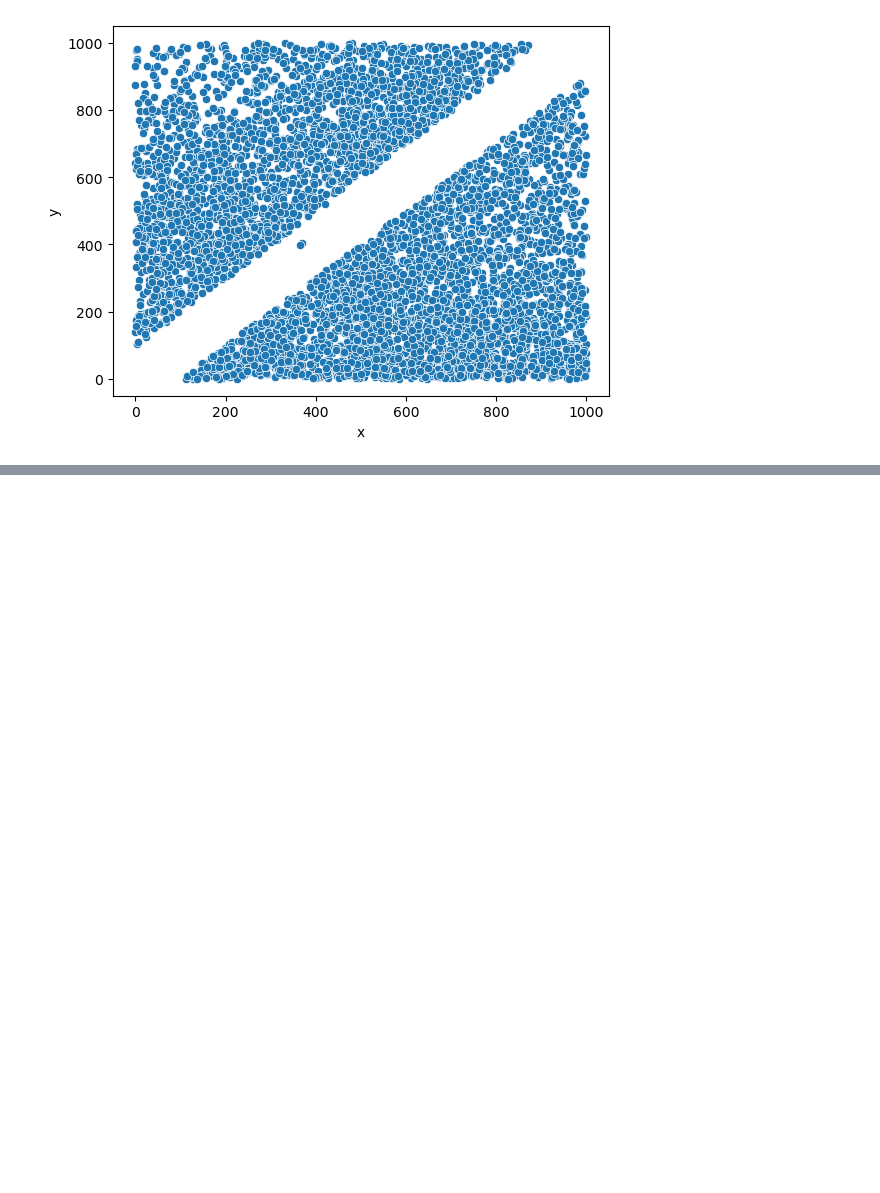
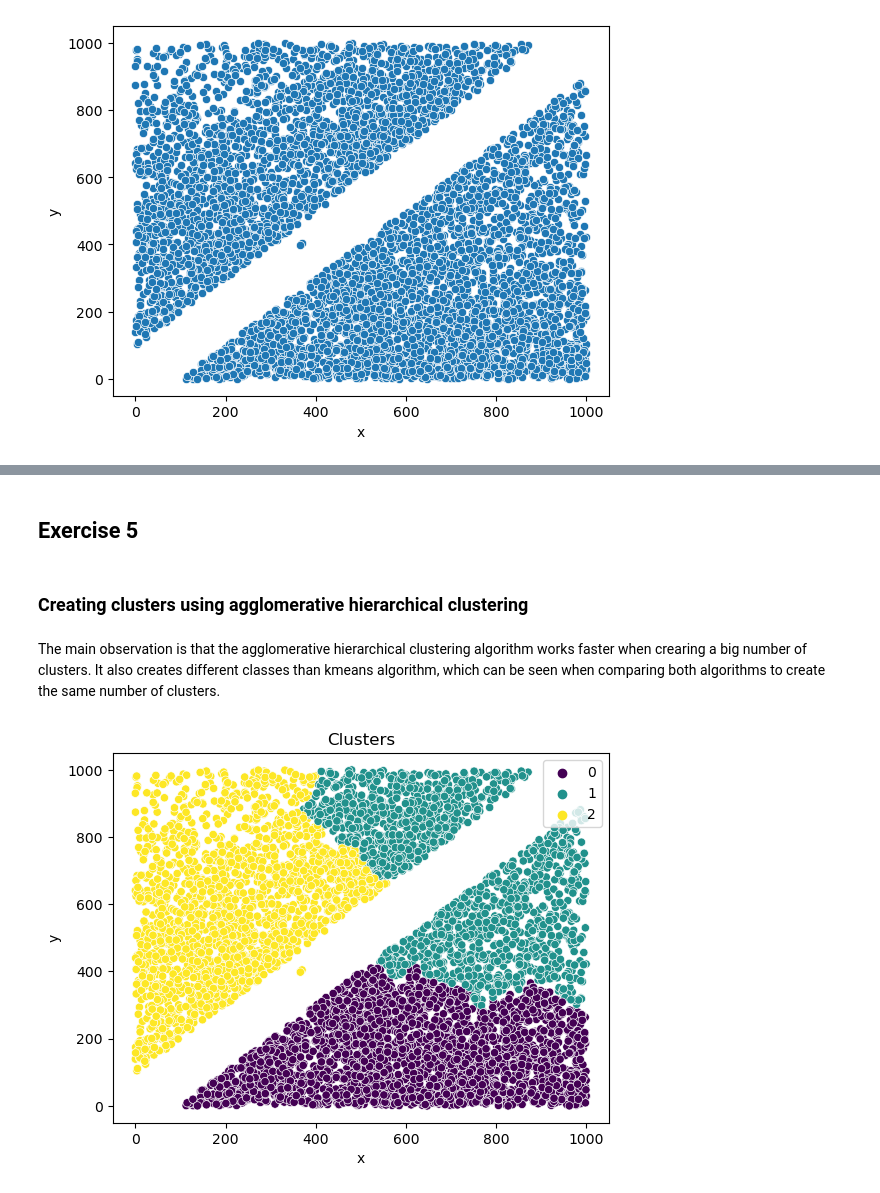
Before and after one commit to czaacza/Mathematics-and-Methods-in-Machine-Learning, a Jupyter notebook: Methods/Assignments/Assignment 02 - Cluster analisys/Assignment02 Mateusz Czarnecki.ipynb, the cells around one changed output, grey strips where cells are left out. Saved outputs shown, nothing was run; the diff lists cells and outputs as text; code cells hidden in the pictures; blank space fills up the shorter version.

```diff
--- a/Methods/Assignments/Assignment 02 - Cluster analisys/Assignment02 Mateusz Czarnecki.ipynb
+++ b/Methods/Assignments/Assignment 02 - Cluster analisys/Assignment02 Mateusz Czarnecki.ipynb
@@ -79,0 +117,12 @@ ValueError: If using all scalar values, you must pass an index
+# %% [markdown]
+## Exercise 5
+# %% [markdown]
+### Creating clusters using agglomerative hierarchical clustering
+# %% [markdown]
+The main observation is that the agglomerative hierarchical clustering algorithm works faster when crearing a big number of clusters. It also creates different classes than kmeans algorithm, which can be seen when comparing both algorithms to create the same number of clusters.
+# %%
+clustering_model = AgglomerativeClustering(n_clusters=3, linkage="ward")
+clustering_model.fit(df)
+sn.scatterplot(data=df, x='x', y='y', hue=clustering_model.labels_, palette='viridis').set_title('Clusters');
+# %% [output]
+[figure, added]
```
Also changed, not shown: parts of 24 cells of this notebook, 6 other files.
